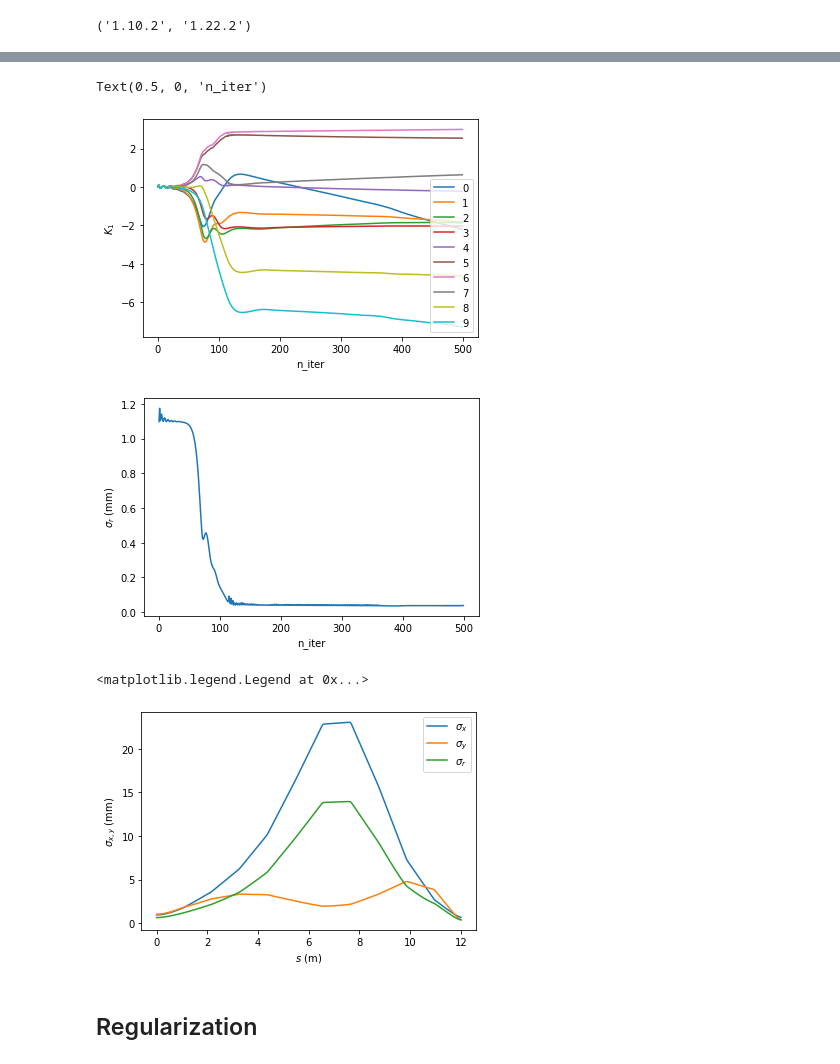
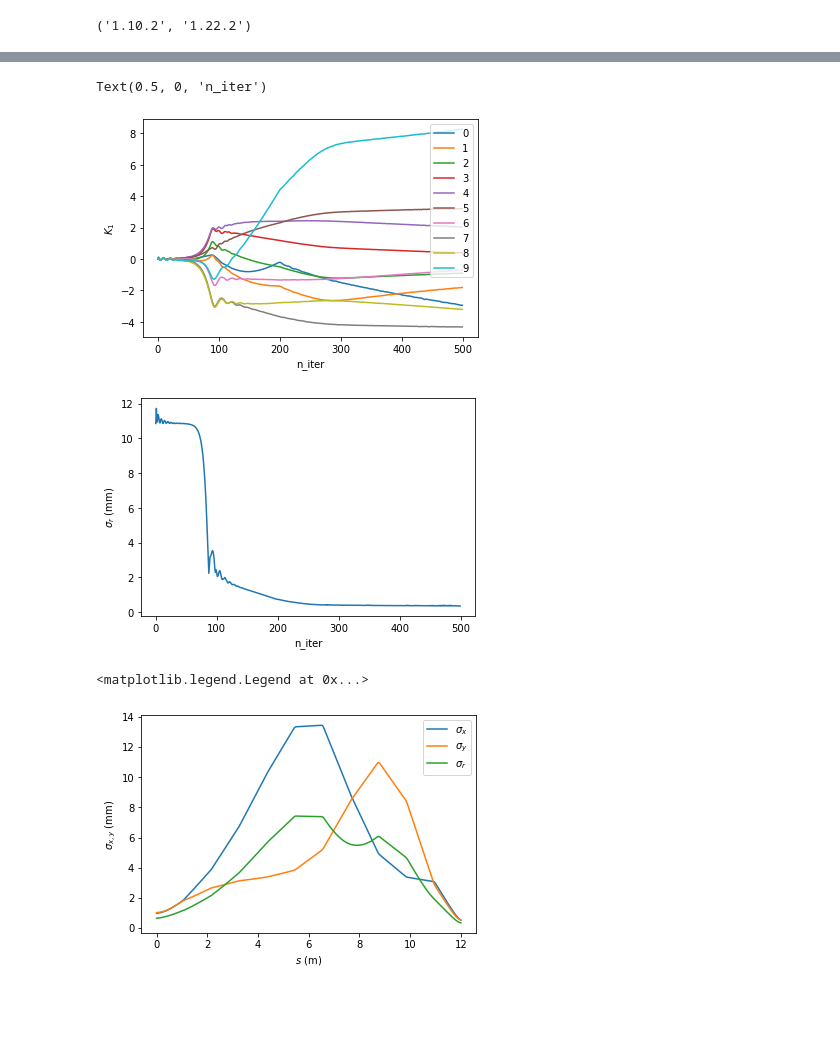
Before and after one commit to jp-ga/autodiff-bmad, a Jupyter notebook: optimization.ipynb, the cells around one changed output, grey strips where cells are left out. Drawn from its saved outputs; the diff is of its cells as text; code cells hidden in the pictures; blank space fills up the shorter version.

```diff
--- a/optimization.ipynb
+++ b/optimization.ipynb
@@ -45,10 +38,8 @@ p_in = Particle(*sample.T, ts, tp0c, tmc2)
 # Lattice fixed parameters
 L_d = 1.00 # Drift length
 L_q = 0.1 # Quad length
-drift = Drift(torch.tensor(L_d, **tkwargs))
+drift = Drift(L=torch.tensor(L_d, **tkwargs))
 # %%
-NUM_STEPS = 1
-
 # Objective function (O.F.)
 def beamsize(k1s):
     """Returns std(sqrt(x^2+y^2)) after lattice composed by len(k1s)+1 drifts with
@@ -56,7 +47,7 @@ def beamsize(k1s):
     """
     lattice = [drift]
     for k1 in k1s:
-        lattice.append( Quadrupole(torch.tensor(L_q, **tkwargs), k1, NUM_STEPS) )
+        lattice.append( Quadrupole(L=torch.tensor(L_q, **tkwargs), K1=k1) )
         lattice.append( drift )
     p_out = track_a_lattice(p_in, lattice)[-1]
     return torch.std(torch.sqrt(p_out.x**2+p_out.y**2))
@@ -68,7 +59,7 @@ class BeamSizeModel(torch.nn.Module):
         super().__init__()
         self.register_parameter('k1s',torch.nn.Parameter(k1s))
     def forward(self):
-        return beamsize(self.k1s)
+        return beamsize(self.k1s) + torch.abs(torch.mean(self.k1s))*1e-3  # O.F.
 # %%
 def train_model(model, training_iter):
     history_param = [None] * training_iter
@@ -126,25 +117,25 @@ Wall time: 11.7 s
 # %%
 # Plot O.F. and parameters as function of iteration number
 for i in range(len(k1s)):
     plt.plot(np.arange(len(params[:,0])), params[:,i], label=str(i))
 plt.legend()
 plt.ylabel(r'$K_1$')
 plt.xlabel('n_iter')
 plt.figure()
-plt.plot(np.arange(len(loss)), loss*100)
+plt.plot(np.arange(len(loss)), loss*1000)
 plt.ylabel(r'$\sigma_r$ (mm)')
 plt.xlabel('n_iter')
 #params, loss
 # %% [output]
 Text(0.5, 0, 'n_iter')
-[figure, old version]
+[figure, new version]
-[figure, old version]
+[figure, new version]
 # %%
 # plot beamsize for final config
 lattice = [drift]
 k1s = torch.tensor(params[-1], **tkwargs)
 for k1 in k1s:
-    lattice.append( Quadrupole(torch.tensor(L_q, **tkwargs), k1, NUM_STEPS) )
+    lattice.append( Quadrupole(L=torch.tensor(L_q, **tkwargs), K1=k1) )
     lattice.append( drift )
 n=10
 stubbed_lattice = stub_lattice(lattice, n)
@@ -158,6 +149,4 @@ plt.ylabel(r'$\sigma_{x,y}$ (mm)')
 plt.legend()
 # %% [output]
 <matplotlib.legend.Legend at 0x...>
-[figure, old version]
+[figure, new version]
-# %% [markdown]
-## Regularization
```
Also changed, not shown: parts of 13 cells of this notebook, 9 other files.
